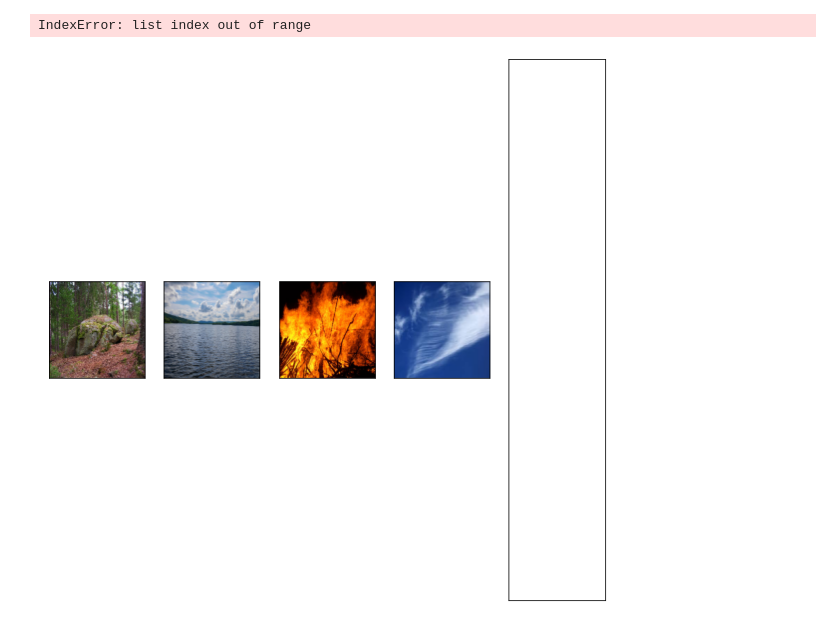
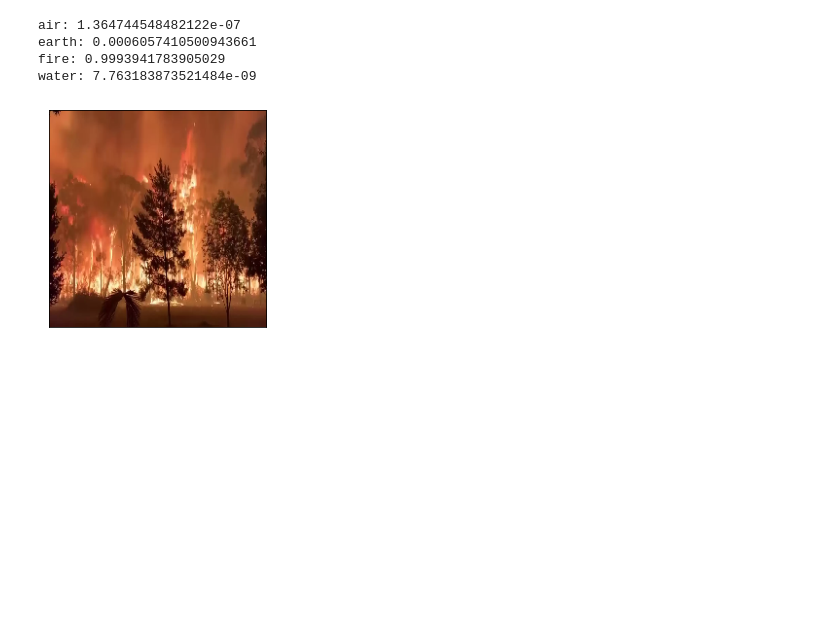
Before and after one commit to viktorv9/python-ai, a Jupyter notebook: elementalCNN.ipynb, the cells around one changed output. Drawn from its saved outputs; the diff is of its cells as text; code cells hidden in the pictures; blank space fills up the shorter version.

```diff
--- a/elementalCNN.ipynb
+++ b/elementalCNN.ipynb
@@ -120,14 +111,48 @@ Epoch 10/10
 # %%
-# get test image and predict #
+# get test image and predict ############# FAILED EXPERIMENT, TRIED TO FOLLOW NUMBERS CNN
 
-import random
+# import random
 
-testimages, labels = load_images_from_path('datasets/elements_testing', 'answers')
+# testimages, labels = load_images_from_path('datasets/elements_testing', 5)
 
-test_image = testimages[random.randrange(0, len(os.listdir('datasets/elements_testing'))-1)]
+# test_images = []
+# test_images.append(x[random.randrange(0, len(x_train-1))])
+# test_images.append(x[random.randrange(0, len(x_train-1))])
+# test_images.append(x[random.randrange(0, len(x_train-1))])
+# test_images.append(x[random.randrange(0, len(x_train-1))])
+# test_images.append(x[random.randrange(0, len(x_train-1))])
+# show_images(test_images)
 
-predicted_class = np.argmax(model.predict(test_image), axis=-1)[0]
+# reshaped_test_images = np.array(test_images) / 255
+
+# x = reshaped_test_images[2].reshape(224, 224, 3) / 255
+# predicted_class = np.argmax(model.predict(x, verbose=1), axis=-1)[0]
 # print('Looks like a ' + str(predicted_class) + '!')
-# %% [output]
-IndexError: list index out of range
-[figure, removed]
+# %%
+from keras.preprocessing import image
+
+class_labels = ['air', 'earth', 'fire', 'water']
+
+x2 = image.load_img('datasets/elements_testing/test2.png', target_size=(224, 224, 3))
+plt.xticks([])
+plt.yticks([])
+plt.imshow(x2)
+
+x2 = image.img_to_array(x2) / 255
+x2 = np.expand_dims(x2, axis=0)
+y2 = model.predict(x2)[0]
+
+for i, label in enumerate(class_labels):
+    print(f'{label}: {y2[i]}')
+
+# for i in range(4):
+#     print(y[i-1])
+
+# for i in range(len(y2)):
+#     print(": " + str(y2[i]))
+# %% [output]
+air: 1.364744548482122e-07
+earth: 0.0006057410500943661
+fire: 0.9993941783905029
+water: 7.763183873521484e-09
+[figure, added]
```
Also changed, not shown: parts of 2 cells of this notebook, 3 other files.
